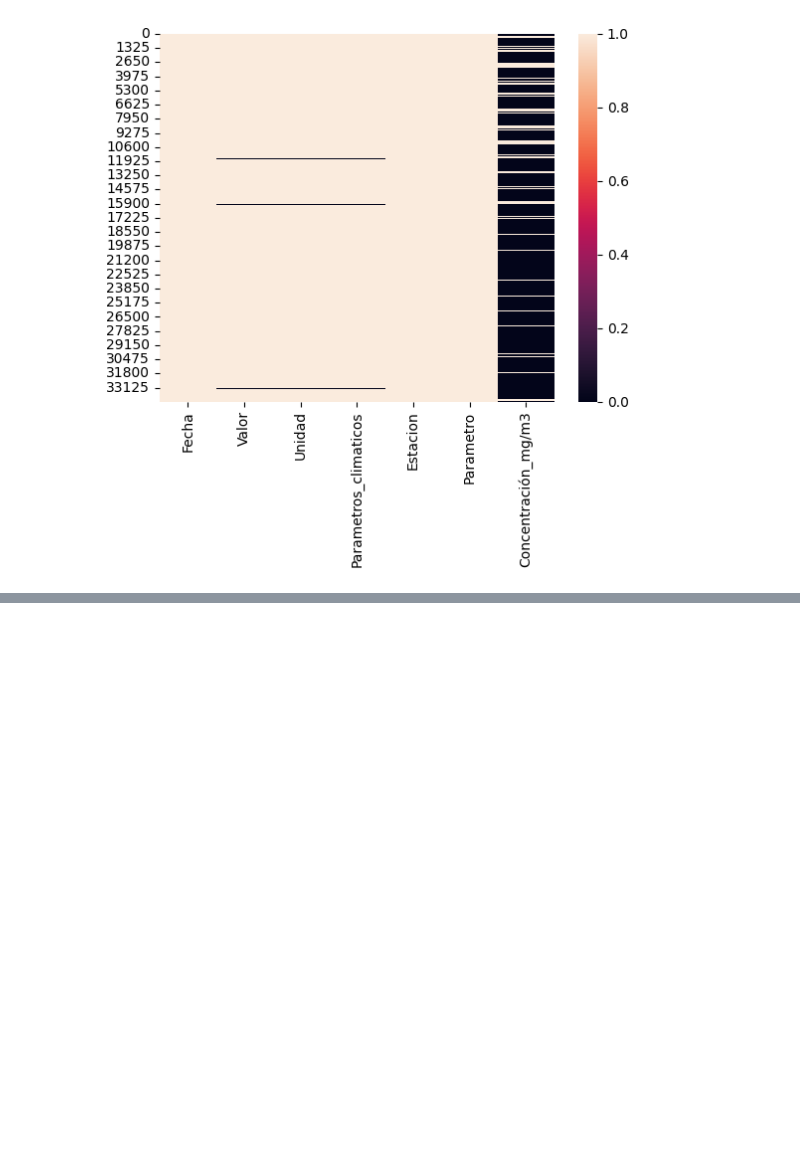
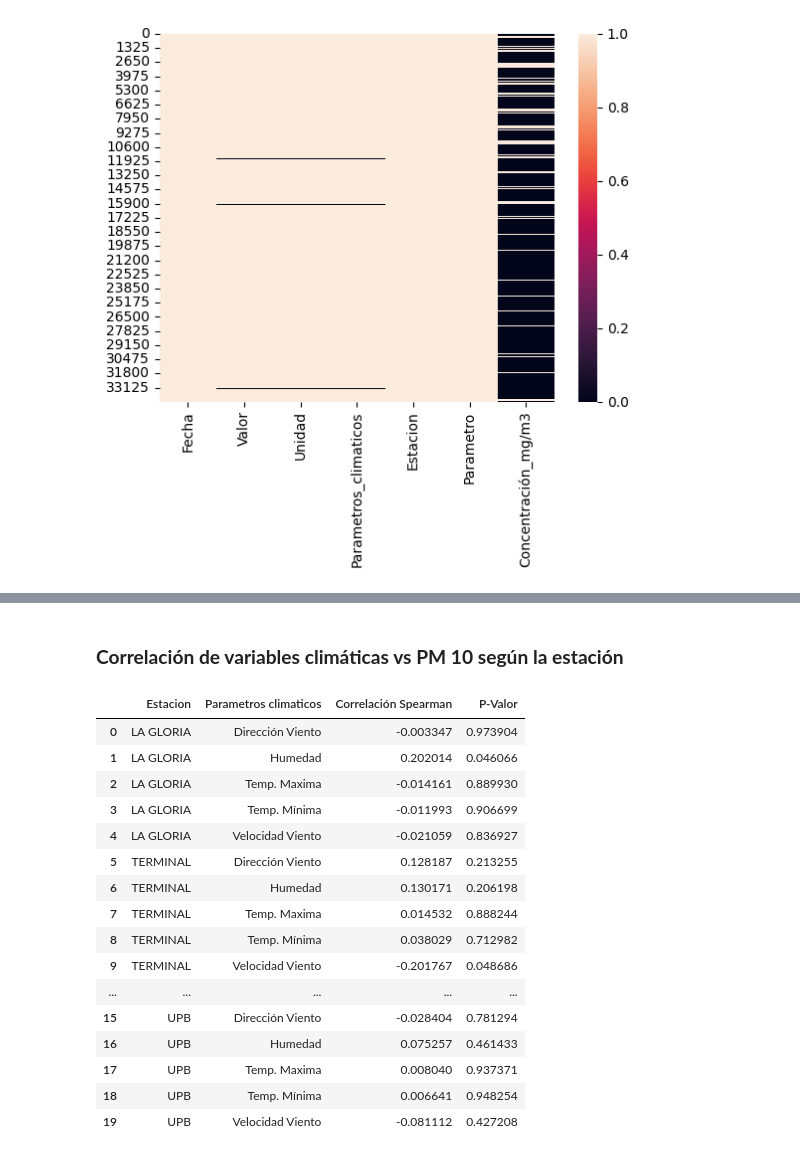
Before and after one commit to cdeoroaguado/jb_aet_pm10_25, a Jupyter notebook: _sources/1_etl.ipynb, the cells around one changed output, grey strips where cells are left out. Cells and saved outputs as stored; diff of their text form; code cells hidden in the pictures; blank space fills up the shorter version.

```diff
--- a/_sources/1_etl.ipynb
+++ b/_sources/1_etl.ipynb
@@ -1786,0 +1846,39 @@ sns.heatmap(df_comp.notna())
+# %% [markdown]
+### **Correlación de variables climáticas vs PM 10 según la estación**
+# %%
+# Calcular la correlación de Spearman entre PM10 y los parámetros climáticos agrupados por "Estacion"
+station_results = []
+
+# Agrupar por estación y calcular las correlaciones
+for station, station_data in cleaned_data.groupby("Estacion"):
+    spearman_station = []
+    for column in station_data.columns[2:-1]:  # Excluir columnas no numéricas y la columna PM10
+        if column != "PM10":
+            # Calcular la correlación de Spearman y el valor p
+            corr, p_value = spearmanr(station_data["PM10"], station_data[column])
+            spearman_station.append({"Estacion": station, "Parametros climaticos": column, "Correlación Spearman": corr, "P-Valor": p_value})
+    # Agregar los resultados de la estación actual a la lista general
+    station_results.extend(spearman_station)
+
+# Convertir los resultados en un DataFrame
+station_corr_df = pd.DataFrame(station_results)
+
+station_corr_df
+# %% [output]
+|  | Estacion | Parametros climaticos | Correlación Spearman | P-Valor |
+| 0 | LA GLORIA | Dirección Viento | -0.003347 | 0.973904 |
+| 1 | LA GLORIA | Humedad | 0.202014 | 0.046066 |
+| 2 | LA GLORIA | Temp. Maxima | -0.014161 | 0.889930 |
+| 3 | LA GLORIA | Temp. Mínima | -0.011993 | 0.906699 |
+| 4 | LA GLORIA | Velocidad Viento | -0.021059 | 0.836927 |
+| 5 | TERMINAL | Dirección Viento | 0.128187 | 0.213255 |
+| 6 | TERMINAL | Humedad | 0.130171 | 0.206198 |
+| 7 | TERMINAL | Temp. Maxima | 0.014532 | 0.888244 |
+| 8 | TERMINAL | Temp. Mínima | 0.038029 | 0.712982 |
+| 9 | TERMINAL | Velocidad Viento | -0.201767 | 0.048686 |
+| ... | ... | ... | ... | ... |
+| 15 | UPB | Dirección Viento | -0.028404 | 0.781294 |
+| 16 | UPB | Humedad | 0.075257 | 0.461433 |
+| 17 | UPB | Temp. Maxima | 0.008040 | 0.937371 |
+| 18 | UPB | Temp. Mínima | 0.006641 | 0.948254 |
+| 19 | UPB | Velocidad Viento | -0.081112 | 0.427208 |
```
Also changed, not shown: parts of 12 cells of this notebook, 2 other files.
